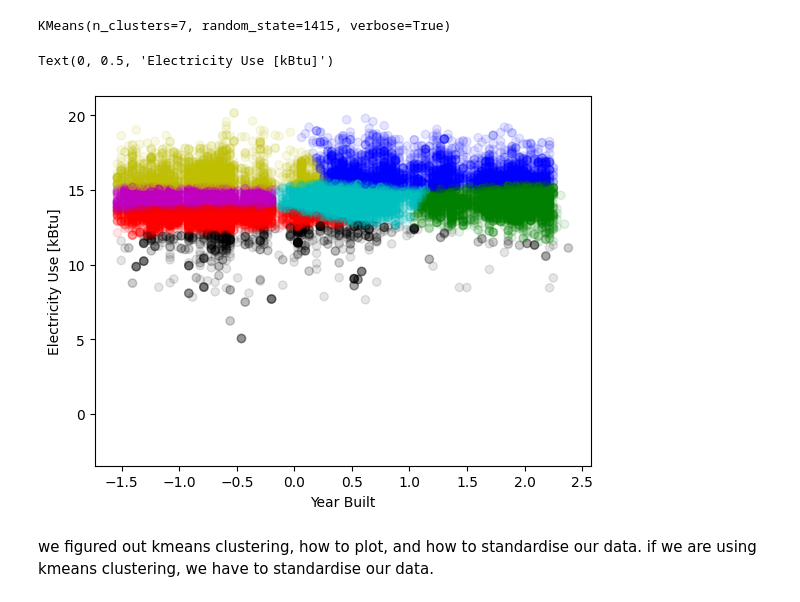
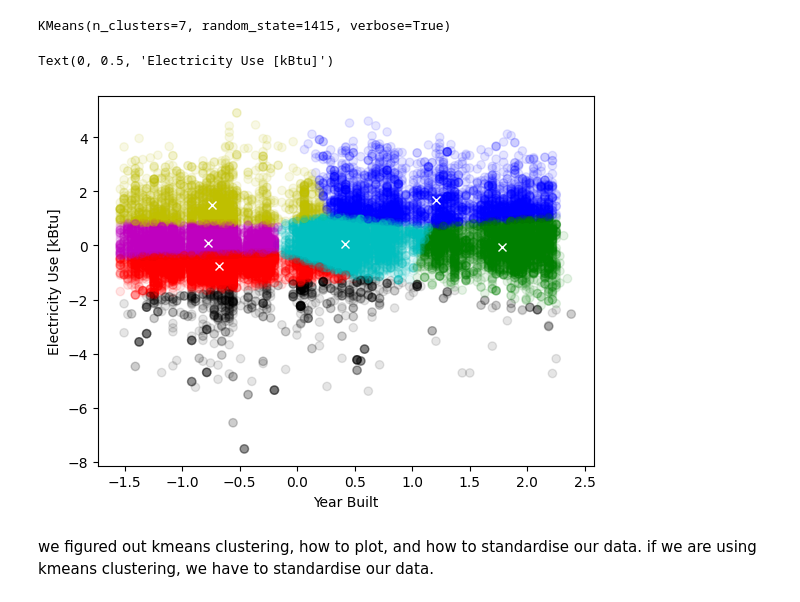
Before and after one commit to GraceJulius/FDSFE_GJulius, a Jupyter notebook: Class Demo/clustering_building_km_demo.ipynb, the cells around one changed output. Saved outputs shown, nothing was run; the diff lists cells and outputs as text; code cells hidden in the pictures.

```diff
--- a/Class Demo/clustering_building_km_demo.ipynb
+++ b/Class Demo/clustering_building_km_demo.ipynb
@@ -298,16 +298,16 @@ Converged at iteration 15: center shift 2.4587374778486928e-05 within tolerance
 KMeans(n_clusters=7, random_state=1415, verbose=True)
 # %%
 colors = np.array(["r", "g", "b","y", "k","c","m"])
-plt.scatter(features_scaled_df[year_col], features[elec_col], color = colors[km.labels_], alpha= 0.1)
+plt.scatter(features_scaled_df[year_col], features_scaled_df[elec_col], color = colors[km.labels_], alpha= 0.1)
 for i in range(km.n_clusters):
   x= km.cluster_centers_[i,0]
   y = km.cluster_centers_[i,1]
   plt.plot(x,y,"wx")
 
 plt.xlabel("Year Built")
 plt.ylabel("Electricity Use [kBtu]")
 # %% [output]
 Text(0, 0.5, 'Electricity Use [kBtu]')
-[figure, old version]
+[figure, new version]
 # %% [markdown]
 we figured out kmeans clustering, how to plot, and how to standardise our data. if we are using kmeans clustering, we have to standardise our data.
```
Also changed, not shown: parts of 2 cells of this notebook.
